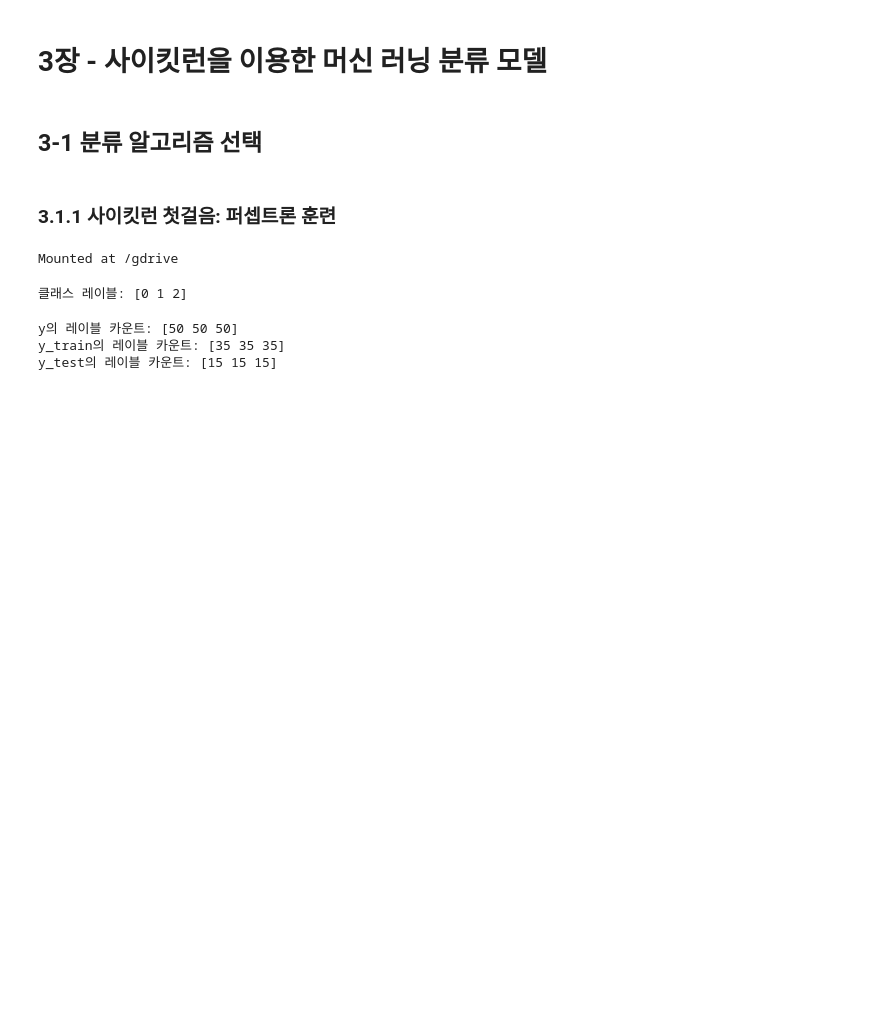
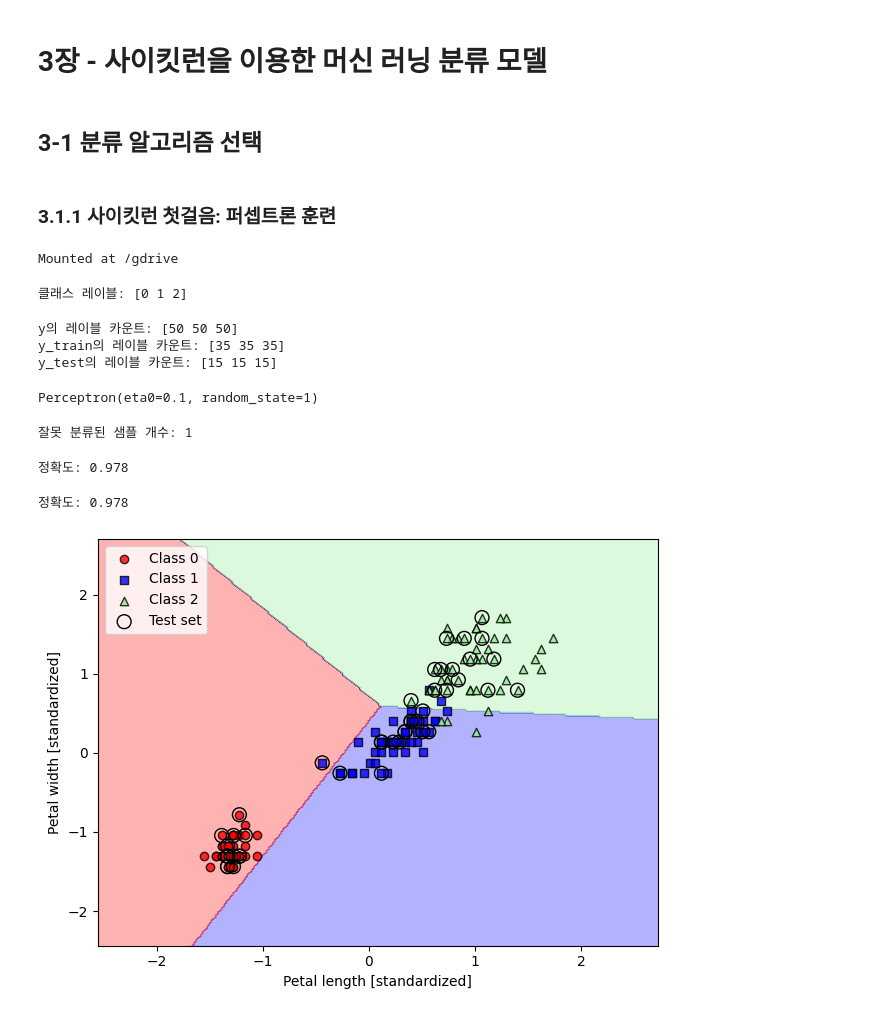
Before and after one commit to va4756/bigdata_raejung, a Jupyter notebook: pytorch_deeplearning_교과서.ipynb, the cells around one changed output. Cells and saved outputs as stored; diff of their text form; code cells hidden in the pictures; blank space fills up the shorter version.

```diff
--- a/pytorch_deeplearning_교과서.ipynb
+++ b/pytorch_deeplearning_교과서.ipynb
@@ -313,0 +312,23 @@ X_test_std = sc.transform(X_test)
+# %%
+# 사이킷런 첫걸음: 퍼셉트론 훈련
+from sklearn.linear_model import Perceptron
+
+ppn = Perceptron(eta0=0.1, random_state=1)
+ppn.fit(X_train_std, y_train)
+# %% [output]
+Perceptron(eta0=0.1, random_state=1)
+# %%
+y_pred = ppn.predict(X_test_std)
+print('잘못 분류된 샘플 개수: %d' % (y_test != y_pred).sum())
+# %% [output]
+잘못 분류된 샘플 개수: 1
+# %%
+from sklearn.metrics import accuracy_score
+
+print('정확도: %.3f' % accuracy_score(y_test, y_pred))
+# %% [output]
+정확도: 0.978
+# %%
+print('정확도: %.3f' % ppn.score(X_test_std, y_test))
+# %% [output]
+정확도: 0.978
@@ -313,0 +384,14 @@ X_test_std = sc.transform(X_test)
+# %%
+X_combined_std = np.vstack((X_train_std, X_test_std))
+y_combined = np.hstack((y_train, y_test))
+
+plot_decision_regions(X=X_combined_std, y=y_combined,
+                      classifier=ppn, test_idx=range(105, 150))
+plt.xlabel('Petal length [standardized]')
+plt.ylabel('Petal width [standardized]')
+plt.legend(loc='upper left')
+
+plt.tight_layout()
+plt.show()
+# %% [output]
+[figure, added]
```
Also changed, not shown: parts of 41 cells of this notebook.
